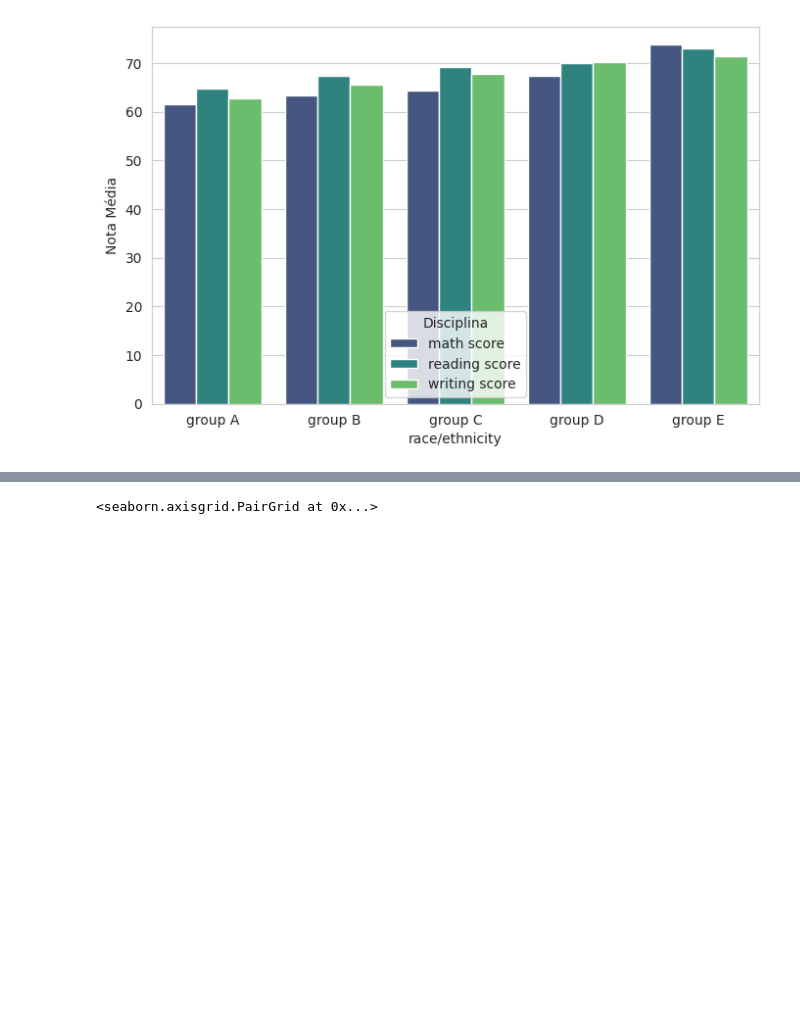
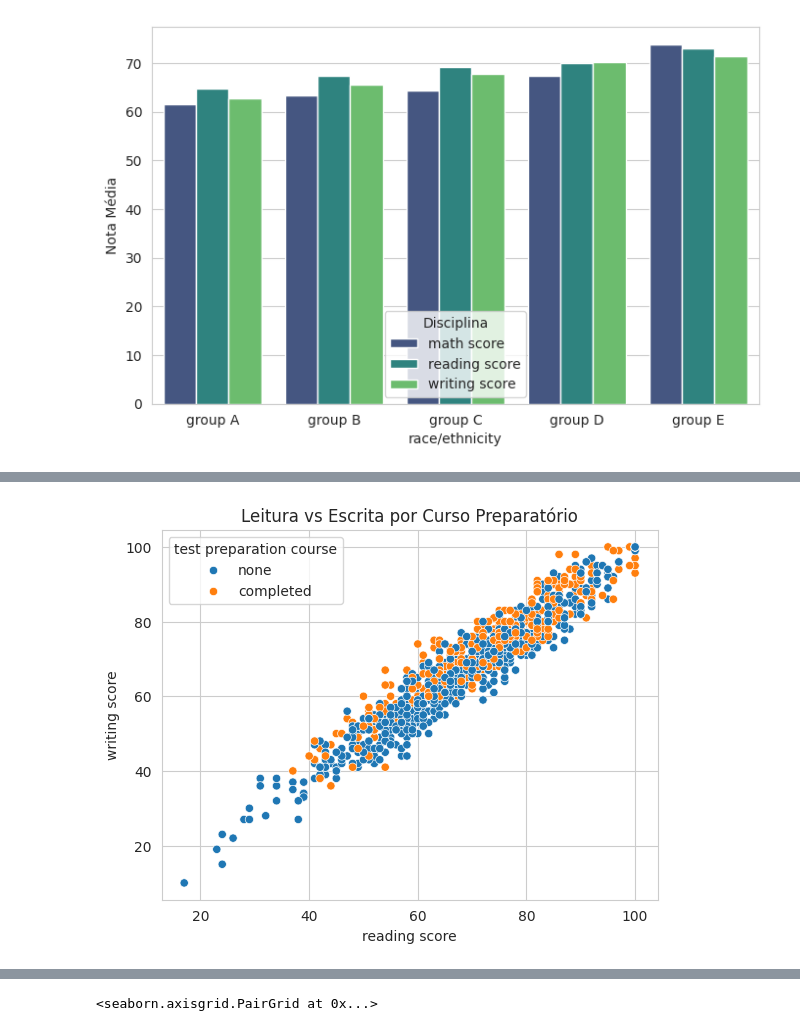
Before and after one commit to Vieiraligia/Data-Science-and-Analytics, a Jupyter notebook: MVP Analise de Dados e Boas Praticas/MVP_AnalisedeDadoseBoasPraticas.ipynb, the cells around one changed output, grey strips where cells are left out. Drawn from its saved outputs; the diff is of its cells as text; code cells hidden in the pictures; blank space fills up the shorter version.

```diff
--- a/MVP Analise de Dados e Boas Praticas/MVP_AnalisedeDadoseBoasPraticas.ipynb
+++ b/MVP Analise de Dados e Boas Praticas/MVP_AnalisedeDadoseBoasPraticas.ipynb
@@ -390,0 +438,12 @@ sns.barplot(
+# %%
+sns.scatterplot(
+    data=df,
+    x="reading score",
+    y="writing score",
+    hue="test preparation course"
+)
+
+plt.title("Leitura vs Escrita por Curso Preparatório")
+plt.show()
+# %% [output]
+[figure, added]
```
Also changed, not shown: parts of 16 cells of this notebook.
